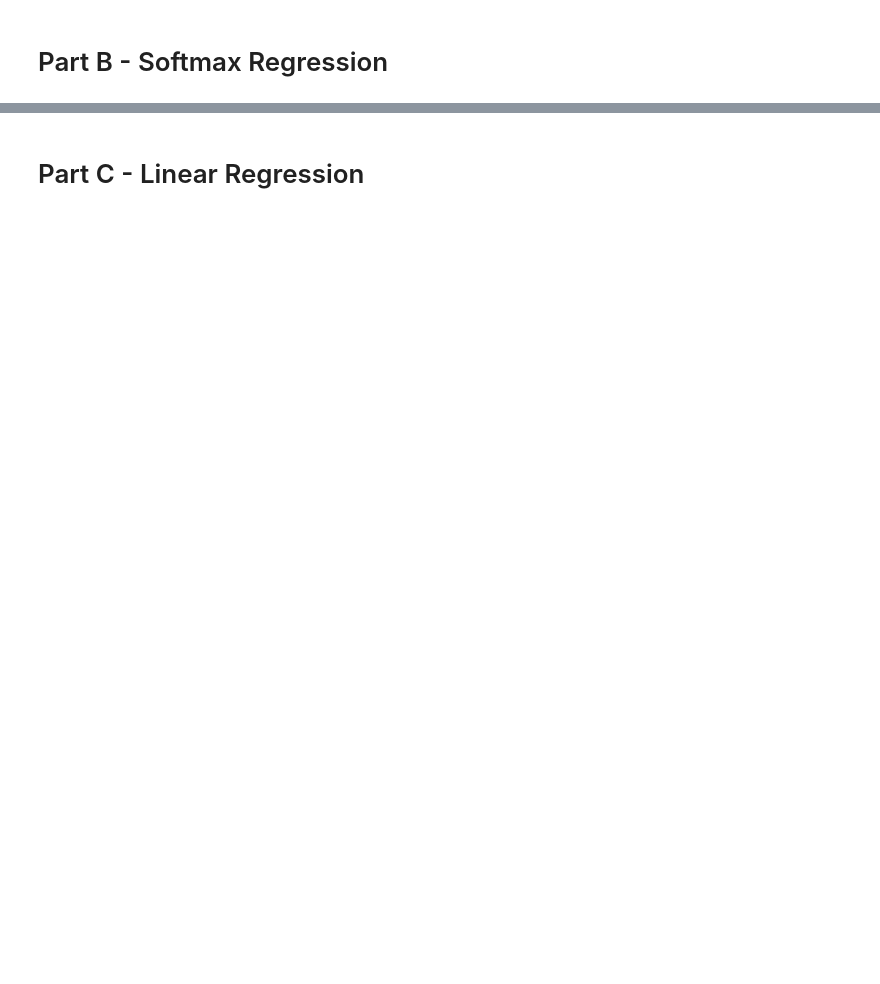
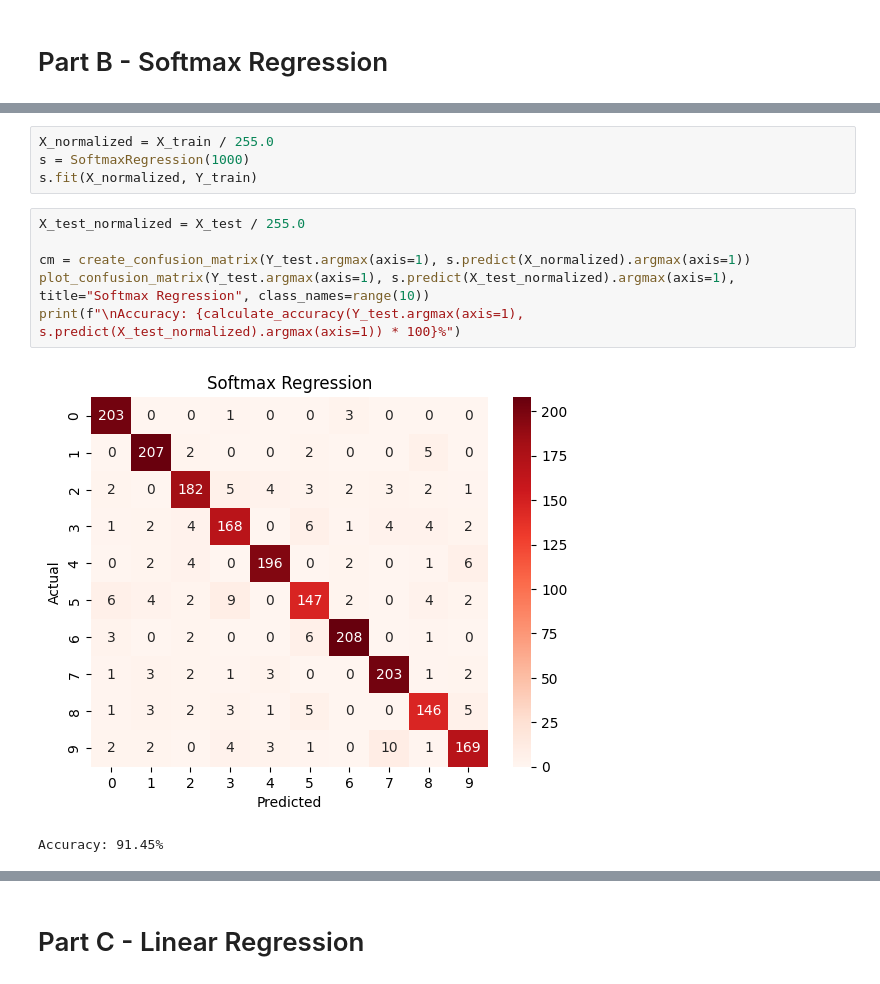
Before and after one commit to tomerab1/Introduction-to-Computational-Learning-Assignments, a Jupyter notebook: mmn11.ipynb, the cells around one changed output, grey strips where cells are left out. Cells and saved outputs as stored; diff of their text form; blank space fills up the shorter version.

Commit message:
added softmax regression

```diff
--- a/mmn11.ipynb
+++ b/mmn11.ipynb
@@ -250,0 +234,13 @@ class SoftmaxRegression:
+# %%
+X_normalized = X_train / 255.0
+s = SoftmaxRegression(1000)
+s.fit(X_normalized, Y_train)
+# %%
+X_test_normalized = X_test / 255.0
+
+cm = create_confusion_matrix(Y_test.argmax(axis=1), s.predict(X_normalized).argmax(axis=1))
+plot_confusion_matrix(Y_test.argmax(axis=1), s.predict(X_test_normalized).argmax(axis=1), title="Softmax Regression", class_names=range(10))
+print(f"\nAccuracy: {calculate_accuracy(Y_test.argmax(axis=1), s.predict(X_test_normalized).argmax(axis=1)) * 100}%")
+# %% [output]
+[figure, added]
+Accuracy: 91.45%
```
Also changed, not shown: parts of 4 cells of this notebook.
